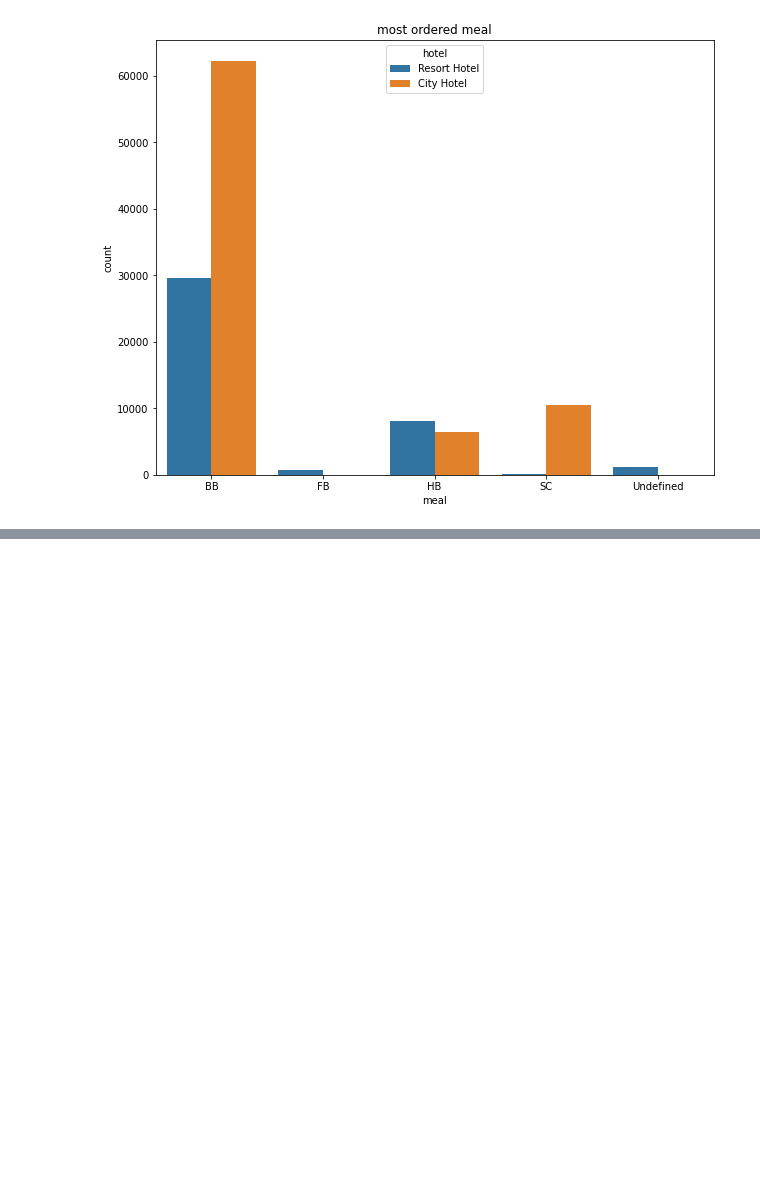
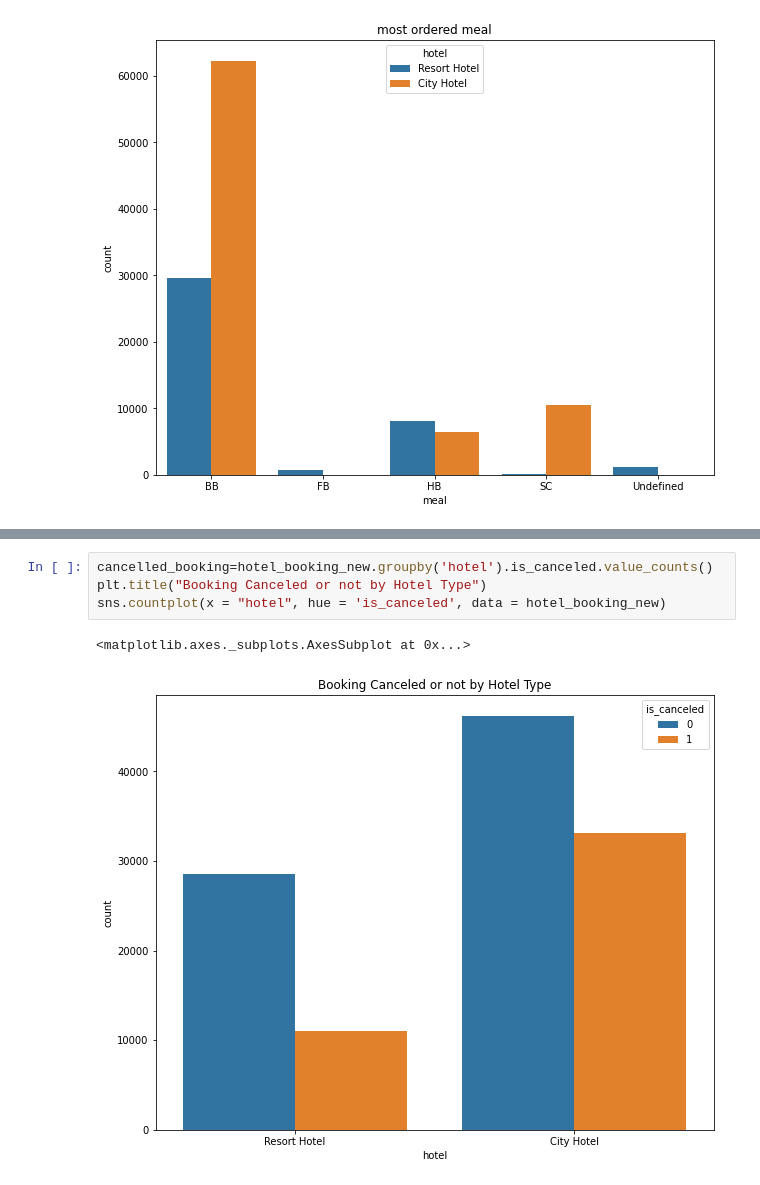
Before and after one commit to Achin120/Hotel-Booking-Analysis-, a Jupyter notebook: Achin_Hotel_Booking_Analysis_Capstone_Project.ipynb, the cells around one changed output, grey strips where cells are left out. Drawn from its saved outputs; the diff is of its cells as text; blank space fills up the shorter version.

```diff
--- a/Achin_Hotel_Booking_Analysis_Capstone_Project.ipynb
+++ b/Achin_Hotel_Booking_Analysis_Capstone_Project.ipynb
@@ -380,0 +429,7 @@ Text(0.5, 1.0, 'most ordered meal')
+# %%
+cancelled_booking=hotel_booking_new.groupby('hotel').is_canceled.value_counts()
+plt.title("Booking Canceled or not by Hotel Type")
+sns.countplot(x = "hotel", hue = 'is_canceled', data = hotel_booking_new)
+# %% [output]
+<matplotlib.axes._subplots.AxesSubplot at 0x...>
+[figure, added]
```
Also changed, not shown: parts of 31 cells of this notebook.
